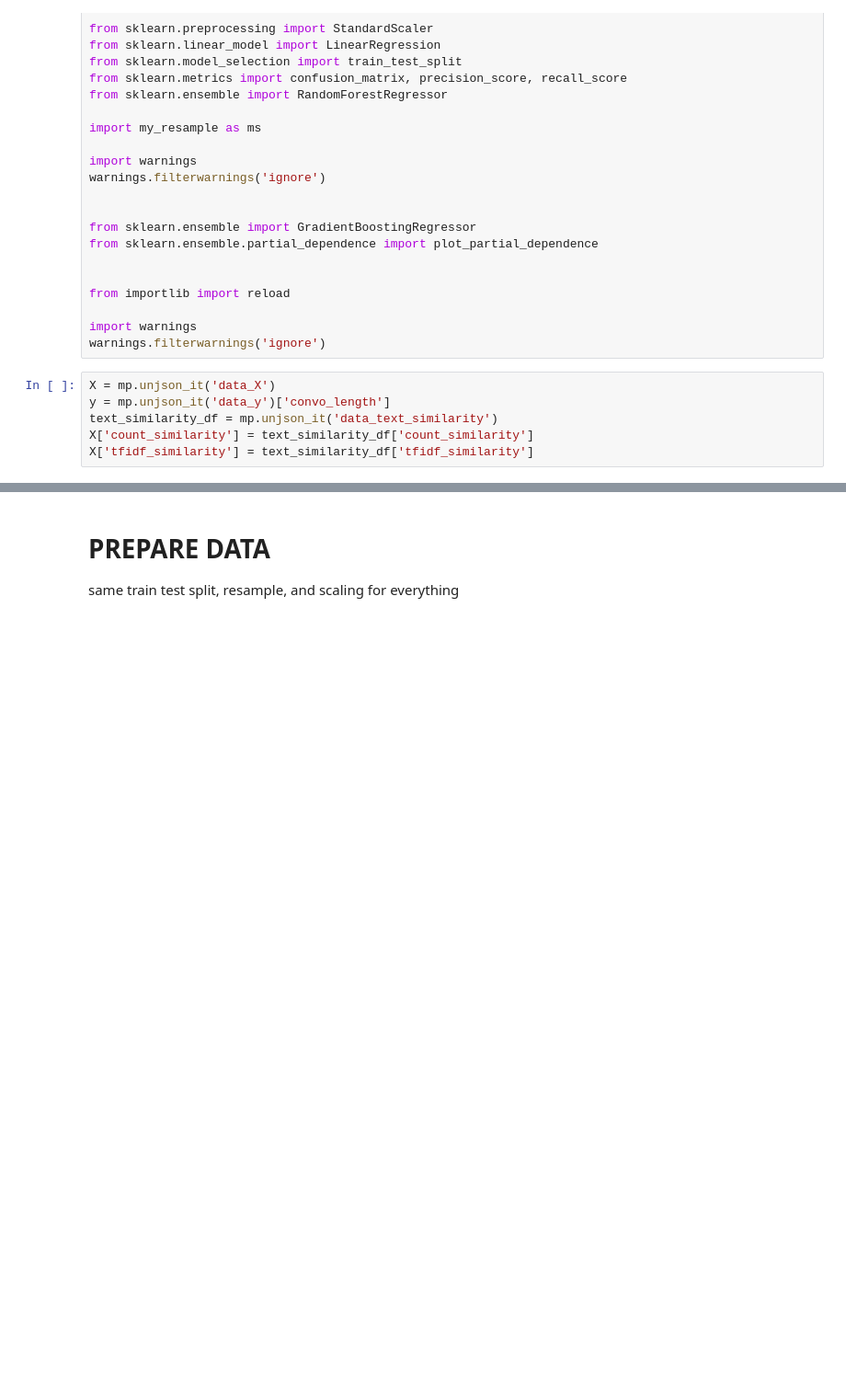
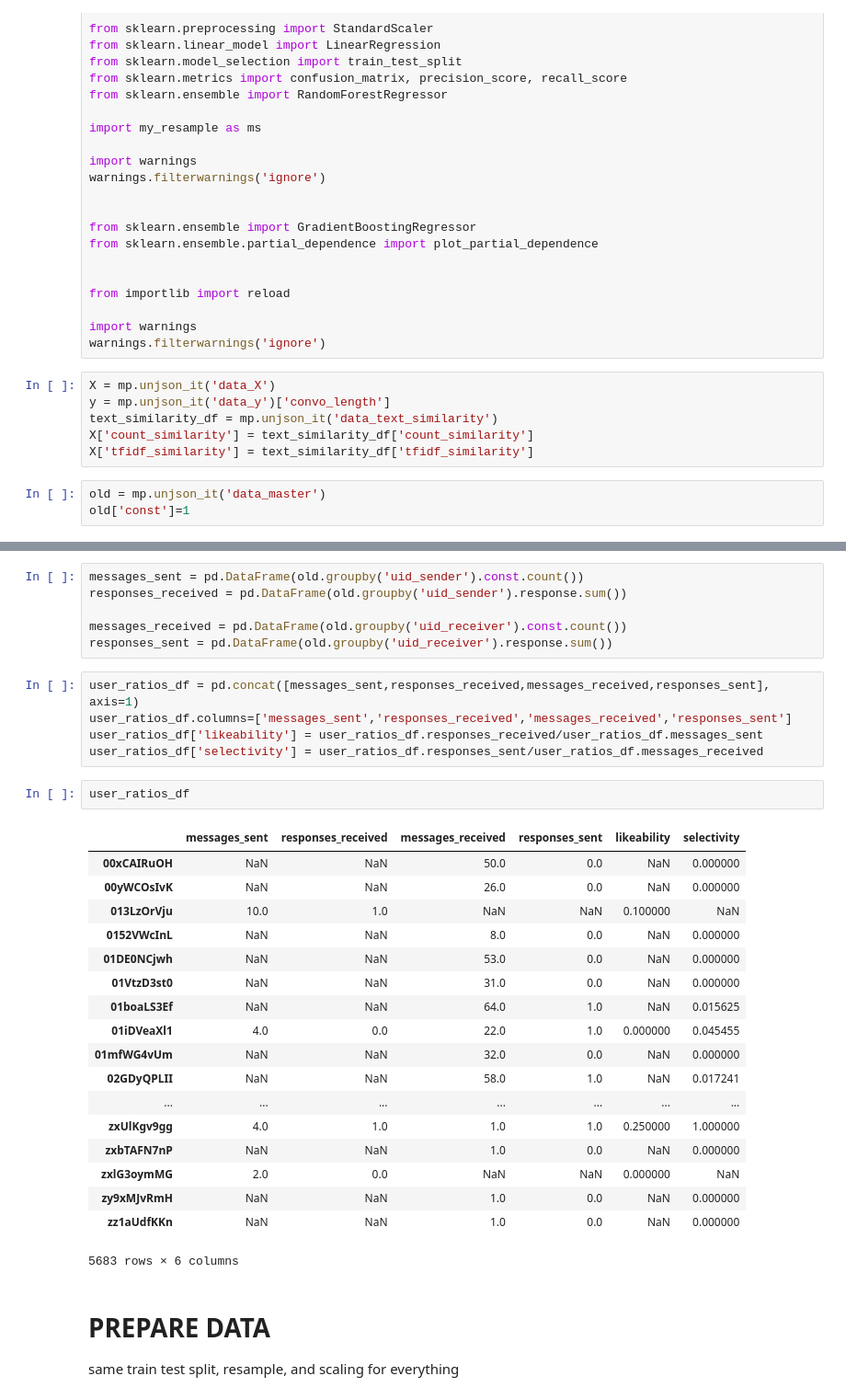
Before and after one commit to rczyrnik/Find-A-Flatmate, a Jupyter notebook: 3_ContinuousModels.ipynb, the cells around one changed output, grey strips where cells are left out. Shown: that part at 92% size. Saved outputs shown, nothing was run; the diff lists cells and outputs as text; blank space fills up the shorter version.

```diff
--- a/3_ContinuousModels.ipynb
+++ b/3_ContinuousModels.ipynb
@@ -39,3 +39,6 @@ y = mp.unjson_it('data_y')['convo_length']
 text_similarity_df = mp.unjson_it('data_text_similarity')
 X['count_similarity'] = text_similarity_df['count_similarity']
 X['tfidf_similarity'] = text_similarity_df['tfidf_similarity']
+# %%
+old = mp.unjson_it('data_master')
+old['const']=1
@@ -42,3 +65,35 @@ X['tfidf_similarity'] = text_similarity_df['tfidf_similarity']
+# %%
+messages_sent = pd.DataFrame(old.groupby('uid_sender').const.count())
+responses_received = pd.DataFrame(old.groupby('uid_sender').response.sum())
+
+messages_received = pd.DataFrame(old.groupby('uid_receiver').const.count())
+responses_sent = pd.DataFrame(old.groupby('uid_receiver').response.sum())
+# %%
+user_ratios_df = pd.concat([messages_sent,responses_received,messages_received,responses_sent], axis=1)
+user_ratios_df.columns=['messages_sent','responses_received','messages_received','responses_sent']
+user_ratios_df['likeability'] = user_ratios_df.responses_received/user_ratios_df.messages_sent
+user_ratios_df['selectivity'] = user_ratios_df.responses_sent/user_ratios_df.messages_received
+# %%
+user_ratios_df
+# %% [output]
+|  | messages_sent | responses_received | messages_received | responses_sent | likeability | selectivity |
+| 00xCAIRuOH | NaN | NaN | 50.0 | 0.0 | NaN | 0.000000 |
+| 00yWCOsIvK | NaN | NaN | 26.0 | 0.0 | NaN | 0.000000 |
+| 013LzOrVju | 10.0 | 1.0 | NaN | NaN | 0.100000 | NaN |
+| 0152VWcInL | NaN | NaN | 8.0 | 0.0 | NaN | 0.000000 |
+| 01DE0NCjwh | NaN | NaN | 53.0 | 0.0 | NaN | 0.000000 |
+| 01VtzD3st0 | NaN | NaN | 31.0 | 0.0 | NaN | 0.000000 |
+| 01boaLS3Ef | NaN | NaN | 64.0 | 1.0 | NaN | 0.015625 |
+| 01iDVeaXl1 | 4.0 | 0.0 | 22.0 | 1.0 | 0.000000 | 0.045455 |
+| 01mfWG4vUm | NaN | NaN | 32.0 | 0.0 | NaN | 0.000000 |
+| 02GDyQPLII | NaN | NaN | 58.0 | 1.0 | NaN | 0.017241 |
+| ... | ... | ... | ... | ... | ... | ... |
+| zxUlKgv9gg | 4.0 | 1.0 | 1.0 | 1.0 | 0.250000 | 1.000000 |
+| zxbTAFN7nP | NaN | NaN | 1.0 | 0.0 | NaN | 0.000000 |
+| zxlG3oymMG | 2.0 | 0.0 | NaN | NaN | 0.000000 | NaN |
+| zy9xMJvRmH | NaN | NaN | 1.0 | 0.0 | NaN | 0.000000 |
+| zz1aUdfKKn | NaN | NaN | 1.0 | 0.0 | NaN | 0.000000 |
+5683 rows × 6 columns
 # %% [markdown]
 # PREPARE DATA
 
```
Also changed, not shown: parts of 1 cell of this notebook, 5 other files.
